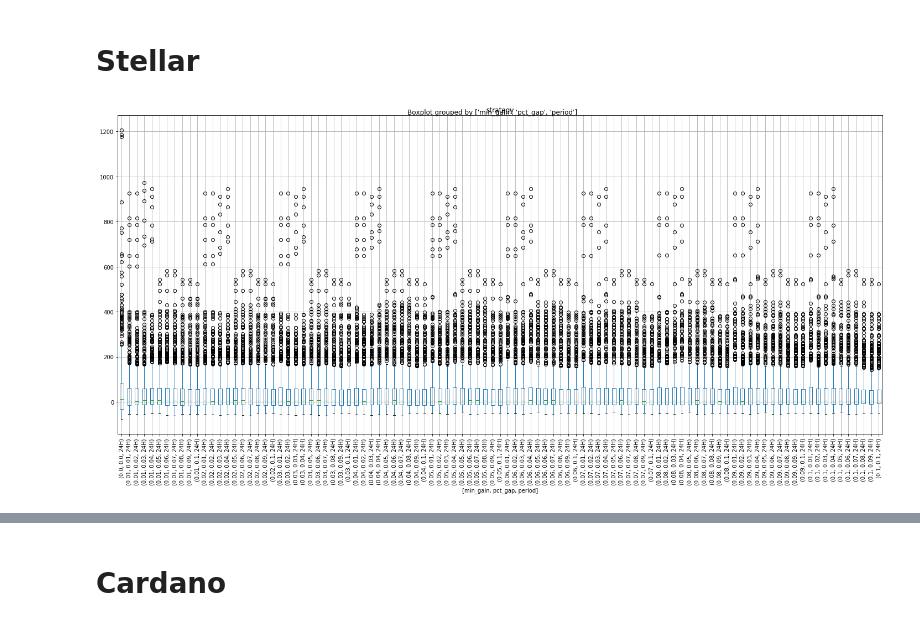
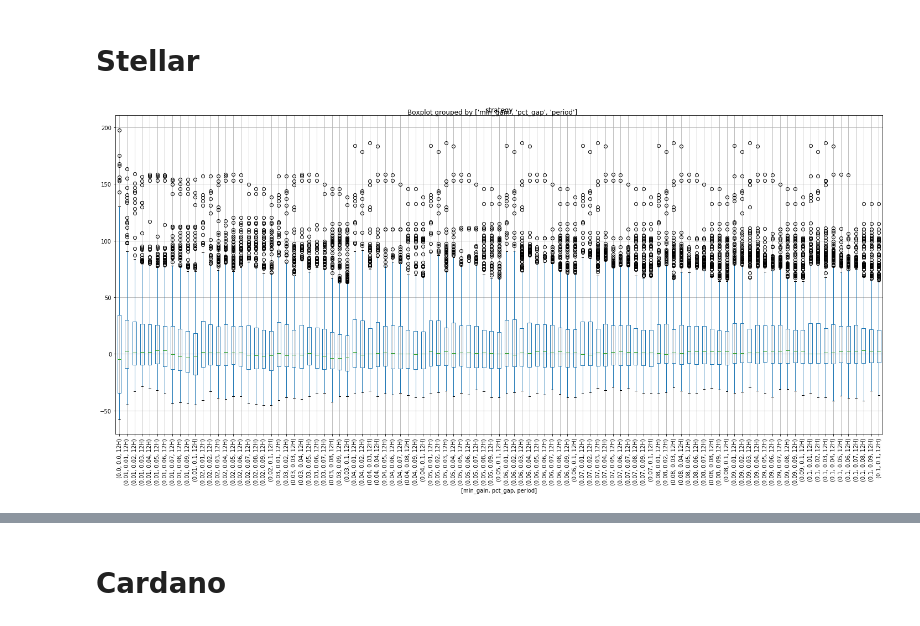
Before and after one commit to dxcv/finances, a Jupyter notebook: finances/trading/strategies/dynamic_stoploss/Analysis dynamic stoploss-Maio.ipynb, the cells around one changed output, grey strips where cells are left out. Drawn from its saved outputs; the diff is of its cells as text; code cells hidden in the pictures.

Commit message:
updated figure of merit to compare results

```diff
--- a/finances/trading/strategies/dynamic_stoploss/Analysis dynamic stoploss-Maio.ipynb
+++ b/finances/trading/strategies/dynamic_stoploss/Analysis dynamic stoploss-Maio.ipynb
@@ -189,17 +190,17 @@ for n, period in enumerate(['4H', '6H', '8H', '12H', '24H']):
 # %%
 df = pd.read_csv(os.path.join(data_path, 'dynamic_stoploss_strategy_XLM_Maio.csv'))
 
 fig, ax = plt.subplots(1,1, figsize=(20,10))
 
-df[df['period']=='24H'].boxplot(
+df[df['period']=='12H'].boxplot(
     column='strategy',
     by=['min_gain', 'pct_gap', 'period'],
     rot=90,
     ax=ax)
 plt.tight_layout()
 plt.show()
 # %% [output]
-[figure, old version]
+[figure, new version]
 # %%
 db = df.groupby(['period','min_gain', 'pct_gap']).agg(sharpe)
 
```
Also changed, not shown: parts of 13 cells of this notebook, 1 other file.
